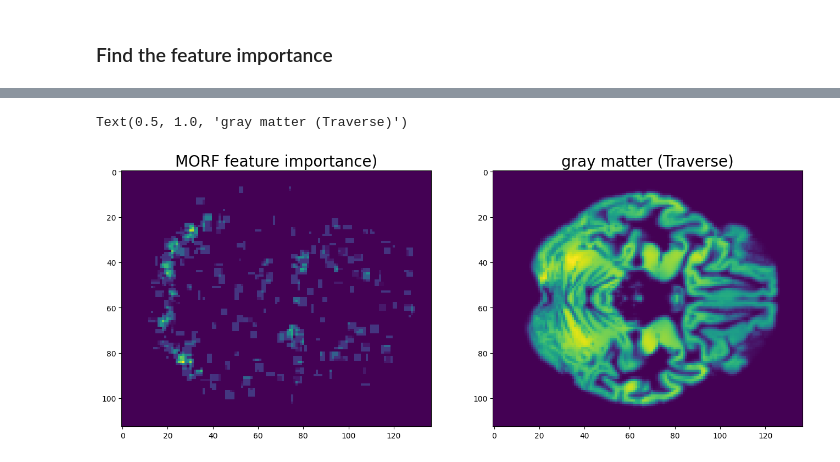
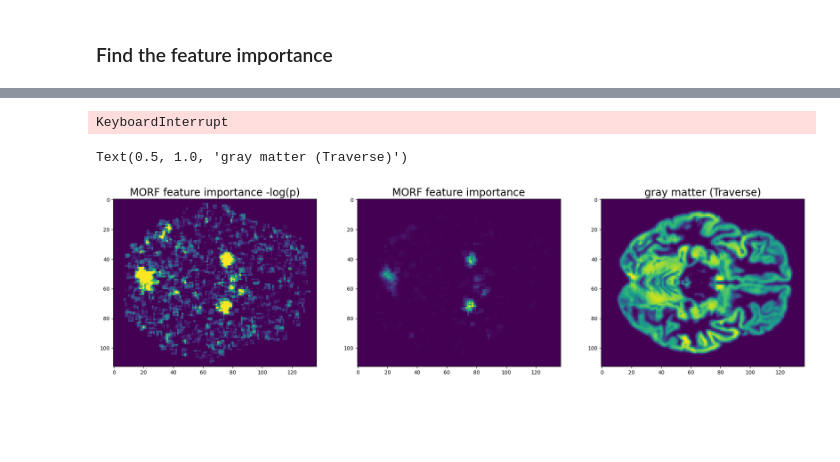
Before and after one commit to neurodata/sex_classification, a Jupyter notebook: March13_2024.ipynb, the cells around one changed output, grey strips where cells are left out. Drawn from its saved outputs; the diff is of its cells as text; code cells hidden in the pictures; blank space fills up the shorter version.

```diff
--- a/March13_2024.ipynb
+++ b/March13_2024.ipynb
@@ -184,2 +205,5 @@ for ii in tqdm(range(total_models)):
 # %%
 feature_imp = np.array(feature_imp)
+# %%
+with open('feature_imp.pickle','wb') as f:
+    pickle.dump(feature_imp, f)
@@ -186,5 +247,10 @@ feature_imp = np.array(feature_imp)
+# %%
+with open('feature_imp.pickle','rb') as f:
+    feature_imp = pickle.load(f)
+
+total_models = 650
 # %%
-reps = 1000
+reps = 100
 
 stat = np.zeros(len(feature_imp[0]))
 for ii in range(total_models):
@@ -196,6 +262,8 @@ for ii in range(total_models):
         )
 
     stat += (r_0 > r)*1
+
+stat /= total_models
 
 count = np.zeros(len(feature_imp[0]))
 for _ in tqdm(range(reps)):
@@ -213,9 +281,12 @@ for _ in tqdm(range(reps)):
 
         stat1 += (r1_0 > r1)*1
 
+    stat1 /= total_models
     count += (stat1>=stat)*1
 
 p_val = (1 + count)/(1+reps)
+# %% [output]
+KeyboardInterrupt
 # %%
 '''id_accept = np.where(p_val>0.05)[0]
 id_reject = np.where(p_val<=0.05)[0]
@@ -231,19 +302,23 @@ img_whitematter = nb.load(demo_filepath_whitematter).get_fdata()
 img_graymatter = nb.load(demo_filepath_graymatter).get_fdata()
 # %%
 brain_img = feature_map.reshape(113,137,113)
+# %%
+brain_img_ = np.mean(feature_imp[:total_models],axis=0).reshape(113,137,113)
 # %%
-slice = 35
+slice = 39
 
 sliced_img_whitematter = img_whitematter[:,:,slice]
 sliced_img_graymatter = img_graymatter[:,:,slice]
 
-fig, ax = plt.subplots(1,2, figsize=(16,8))
+fig, ax = plt.subplots(1,3, figsize=(24,8))
 ax[0].imshow(brain_img[:,:,slice])
-ax[1].imshow(sliced_img_graymatter)
+ax[1].imshow(brain_img_[:,:,slice])
+ax[2].imshow(sliced_img_graymatter)
 
-ax[0].set_title('MORF feature importance)', fontsize=20)
-ax[1].set_title('gray matter (Traverse)', fontsize=20)
+ax[0].set_title('MORF feature importance -log(p)', fontsize=20)
+ax[1].set_title('MORF feature importance', fontsize=20)
+ax[2].set_title('gray matter (Traverse)', fontsize=20)
 # %% [output]
 Text(0.5, 1.0, 'gray matter (Traverse)')
-[figure, old version]
+[figure, new version]
 # %%
```
Also changed, not shown: parts of 27 cells of this notebook, 8 other files.
